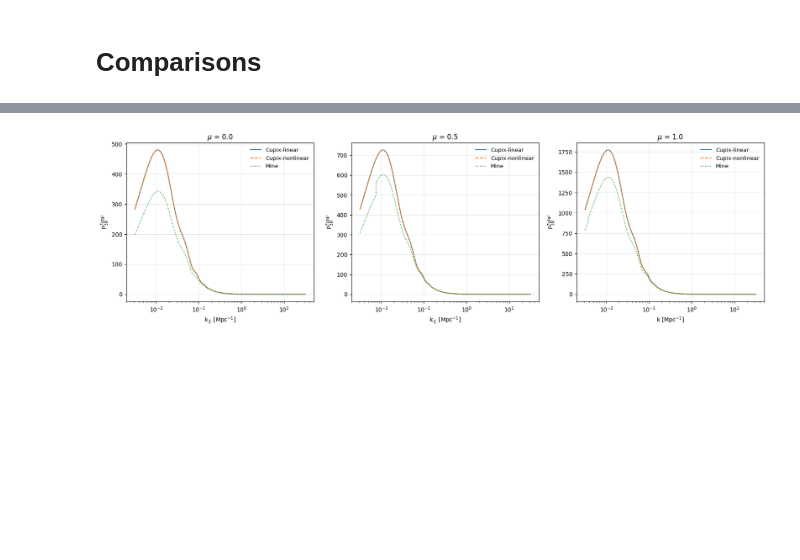
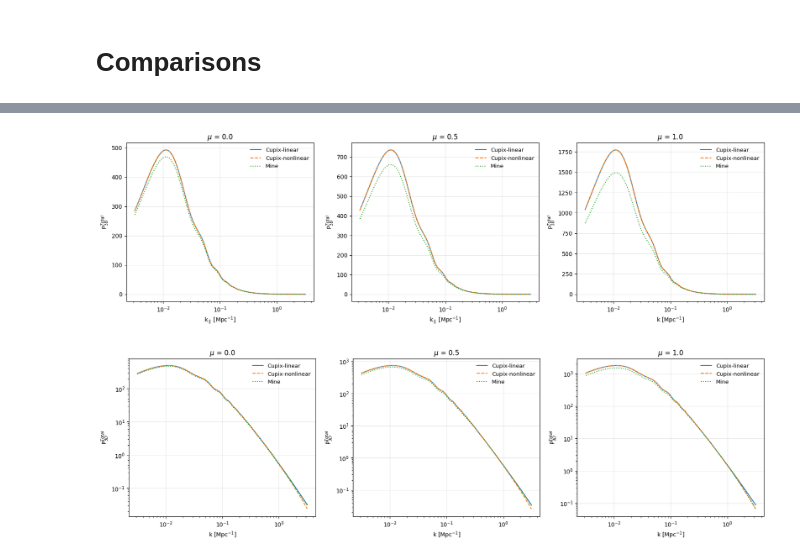
Before and after one commit to andreufont/astrid_hcd, a Jupyter notebook: MW11model/Comparisons/Hcd_contributions.ipynb, the cells around one changed output, grey strips where cells are left out. Cells and saved outputs as stored; diff of their text form; code cells hidden in the pictures; blank space fills up the shorter version.

```diff
--- a/MW11model/Comparisons/Hcd_contributions.ipynb
+++ b/MW11model/Comparisons/Hcd_contributions.ipynb
@@ -158,10 +130,10 @@ I will do a version of the cupix code to try to adapt to mine
-# %%
-lya_params = theory.lya_model.get_lya_params(cosmo, params={})
-hcd_params = theory.cont_model.get_hcd_params(params={})
-p3d_total_cupix_nonlin = []
-for mu_value in mu:
-    b_T, beta_T = theory._compute_lya_hcd_biases(k_los[i, :], lya_params, hcd_params)
-    nonlin = theory._compute_DNL_Arinyo(k, mu_value, plin, lya_params)
-    y = b_T**2 * (1 + beta_T * mu_value**2)**2 * plin
-    p3d_total_cupix_nonlin.append(y*nonlin)
-p3d_total_cupix_nonlin = np.array(p3d_total_cupix_nonlin)
+# %%
+lya_params = theory.lya_model.get_lya_params(cosmo, params={})
+nonlin = []
+p3d_lya_cupix, p3d_total_cupix = [], []
+for mu_value in mu:
+    p3d_total_cupix.append(theory.get_p3d_lya_hcd_Mpc(k, mu_value))
+    p3d_lya_cupix.append(theory.get_p3d_lya_Mpc(k, mu_value))
+    nonlin.append(theory._compute_DNL_Arinyo(k, mu_value, plin, lya_params))
+p3d_total_cupix, p3d_lya_cupix = np.array(p3d_total_cupix), np.array(p3d_lya_cupix)
+nonlin = np.array(nonlin)
@@ -222,38 +294,81 @@ plt.figure(figsize=(20, 5))
 
 plt.subplot(1, 3, 1)
 i = 0
-plt.plot(k, p3d_total_cupix[i], label='Cupix-linear')
-plt.plot(k, p3d_total_cupix_nonlin[i], linestyle='--', label='Cupix-nonlinear')
+plt.plot(k, p3d_total_cupix[i]/nonlin[i], label='Cupix-linear')
+plt.plot(k, p3d_total_cupix[i], linestyle='--', label='Cupix-nonlinear')
 plt.plot(k, p3d_total[i], linestyle=':', label='Mine')
 plt.xscale('log')
 plt.grid(alpha=0.3)
 plt.legend(fontsize=9.5, frameon=False)
 plt.xlabel(r'k$_\parallel$ [Mpc$^{-1}$]')
 plt.ylabel(r'P$_{3D}^{Total}$')
 plt.title(r'$\mu$ = %.1f' %mu[i]);
 
 plt.subplot(1, 3, 2)
 i = 5
-plt.plot(k, p3d_total_cupix[i], label='Cupix-linear')
-plt.plot(k, p3d_total_cupix_nonlin[i], linestyle='--', label='Cupix-nonlinear')
+plt.plot(k, p3d_total_cupix[i]/nonlin[i], label='Cupix-linear')
+plt.plot(k, p3d_total_cupix[i], linestyle='--', label='Cupix-nonlinear')
 plt.plot(k, p3d_total[i], linestyle=':', label='Mine')
 plt.xscale('log')
 plt.grid(alpha=0.3)
 plt.legend(fontsize=9.5, frameon=False)
 plt.xlabel(r'k$_\parallel$ [Mpc$^{-1}$]')
 plt.ylabel(r'P$_{3D}^{Total}$')
 plt.title(r'$\mu$ = %.1f' %mu[i]);
 
 plt.subplot(1, 3, 3)
 i = 10
-plt.plot(k, p3d_total_cupix[i], label='Cupix-linear')
-plt.plot(k, p3d_total_cupix_nonlin[i], linestyle='--', label='Cupix-nonlinear')
+plt.plot(k, p3d_total_cupix[i]/nonlin[i], label='Cupix-linear')
+plt.plot(k, p3d_total_cupix[i], linestyle='--', label='Cupix-nonlinear')
 plt.plot(k, p3d_total[i], linestyle=':', label='Mine')
 plt.xscale('log')
 plt.grid(alpha=0.3)
 plt.legend(fontsize=9.5, frameon=False)
 plt.xlabel(r'k [Mpc$^{-1}$]')
 plt.ylabel(r'P$_{3D}^{Total}$')
 plt.title(r'$\mu$ = %.1f' %mu[i]);
+
+
+plt.figure(figsize=(20, 5))
+
+plt.subplot(1, 3, 1)
+i = 0
+plt.plot(k, p3d_total_cupix[i]/nonlin[i], label='Cupix-linear')
+plt.plot(k, p3d_total_cupix[i], linestyle='--', label='Cupix-nonlinear')
+plt.plot(k, p3d_total[i], linestyle=':', label='Mine')
+plt.xscale('log')
+plt.yscale('log')
+plt.grid(alpha=0.3)
+plt.legend(fontsize=9.5, frameon=False)
+plt.xlabel(r'k [Mpc$^{-1}$]')
+plt.ylabel(r'P$_{3D}^{Total}$')
+plt.title(r'$\mu$ = %.1f' %mu[i]);
+
+plt.subplot(1, 3, 2)
+i = 5
+plt.plot(k, p3d_total_cupix[i]/nonlin[i], label='Cupix-linear')
+plt.plot(k, p3d_total_cupix[i], linestyle='--', label='Cupix-nonlinear')
+plt.plot(k, p3d_total[i], linestyle=':', label='Mine')
+plt.xscale('log')
+plt.yscale('log')
+plt.grid(alpha=0.3)
+plt.legend(fontsize=9.5, frameon=False)
+plt.xlabel(r'k [Mpc$^{-1}$]')
+plt.ylabel(r'P$_{3D}^{Total}$')
+plt.title(r'$\mu$ = %.1f' %mu[i]);
+
+plt.subplot(1, 3, 3)
+i = 10
+plt.plot(k, p3d_total_cupix[i]/nonlin[i], label='Cupix-linear')
+plt.plot(k, p3d_total_cupix[i], linestyle='--', label='Cupix-nonlinear')
+plt.plot(k, p3d_total[i], linestyle=':', label='Mine')
+plt.xscale('log')
+plt.yscale('log')
+plt.grid(alpha=0.3)
+plt.legend(fontsize=9.5, frameon=False)
+plt.xlabel(r'k [Mpc$^{-1}$]')
+plt.ylabel(r'P$_{3D}^{Total}$')
+plt.title(r'$\mu$ = %.1f' %mu[i]);
 # %% [output]
-[figure, old version]
+[figure, new version]
+[figure, added]
```
Also changed, not shown: parts of 18 cells of this notebook, 1 other file.
